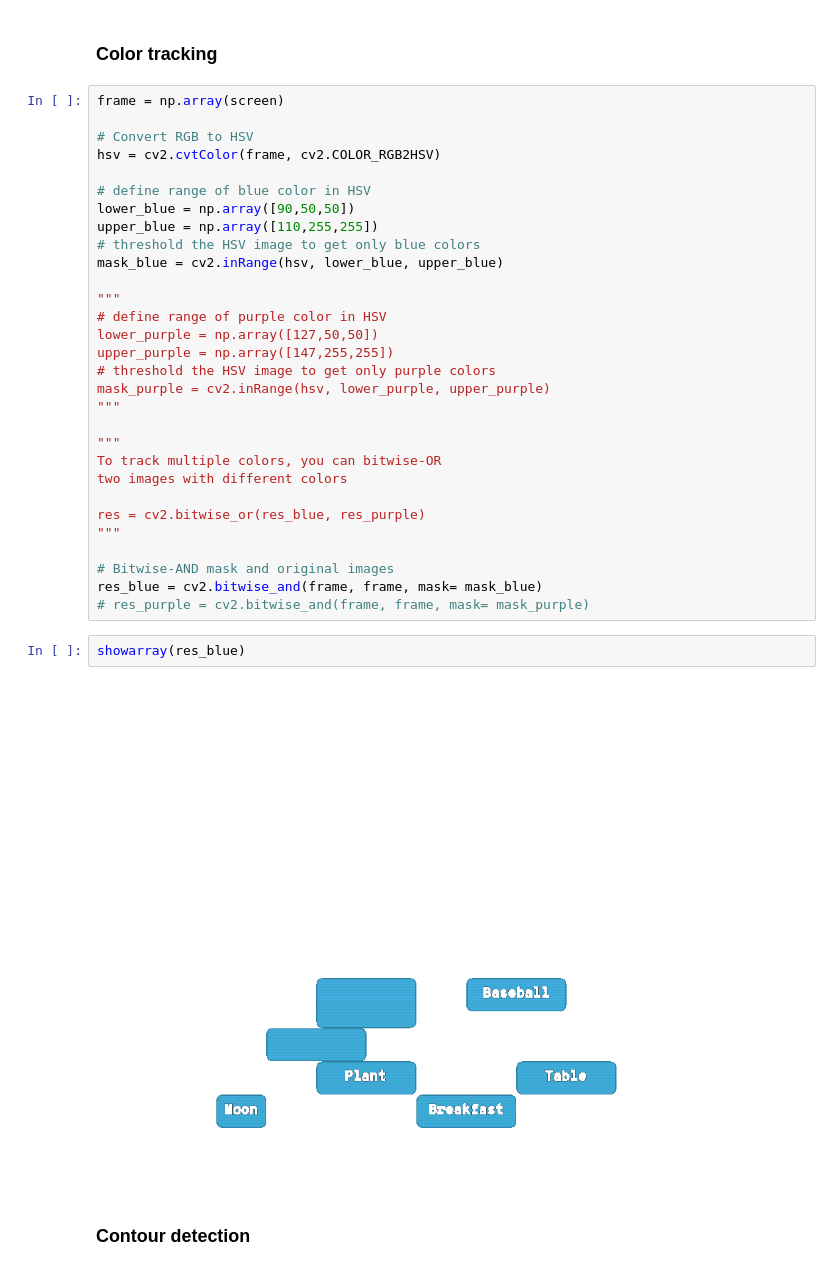
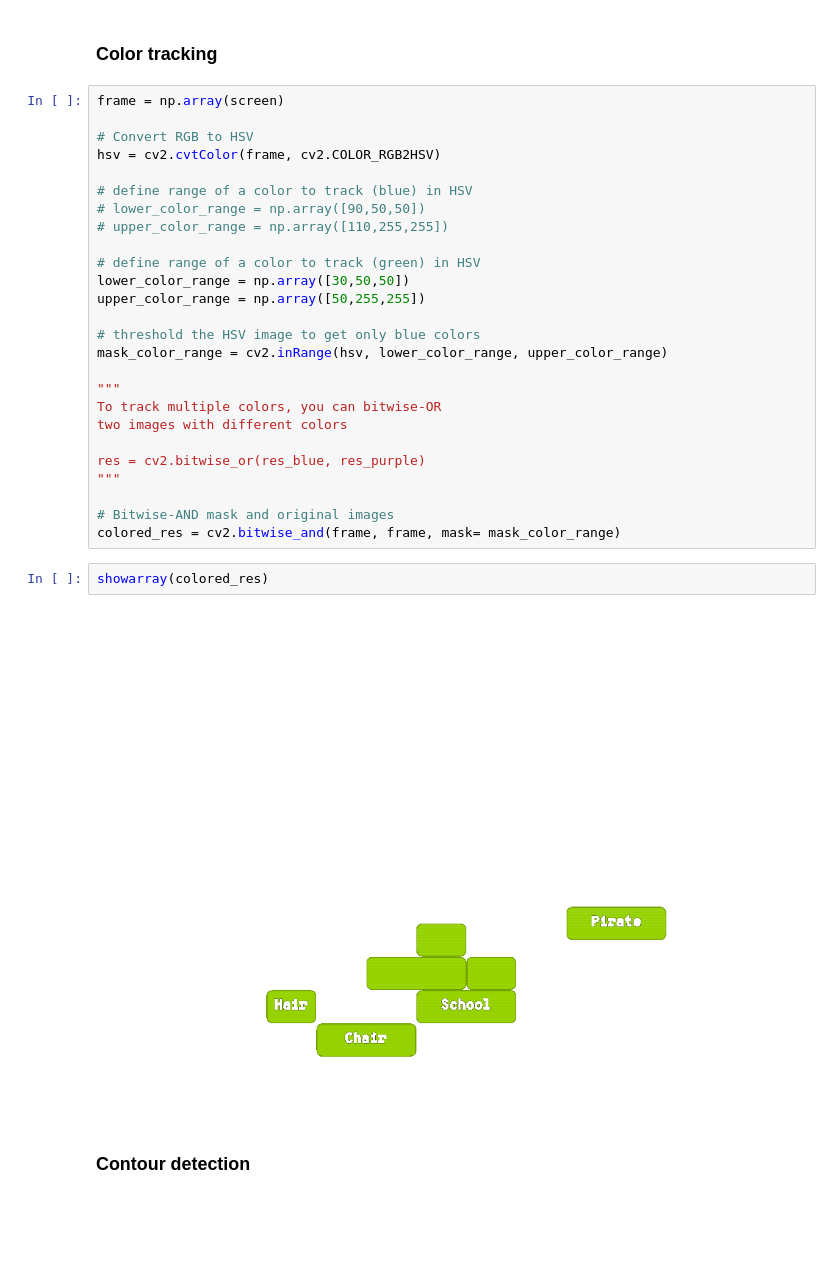
Before and after one commit to pravj/semantris-solver, a Jupyter notebook: Semantris Block Mode.ipynb, the cells around one changed output. Saved outputs shown, nothing was run; the diff lists cells and outputs as text; blank space fills up the shorter version.

Commit message:
add: detection of contour with max area in blocks
This commit implements detecting a color specific contour with
maximum area (to score relatively more points).

```diff
--- a/Semantris Block Mode.ipynb
+++ b/Semantris Block Mode.ipynb
@@ -91,19 +89,16 @@ frame = np.array(screen)
 # Convert RGB to HSV
 hsv = cv2.cvtColor(frame, cv2.COLOR_RGB2HSV)
 
-# define range of blue color in HSV
-lower_blue = np.array([90,50,50])
-upper_blue = np.array([110,255,255])
+# define range of a color to track (blue) in HSV
+# lower_color_range = np.array([90,50,50])
+# upper_color_range = np.array([110,255,255])
+
+# define range of a color to track (green) in HSV
+lower_color_range = np.array([30,50,50])
+upper_color_range = np.array([50,255,255])
+
 # threshold the HSV image to get only blue colors
-mask_blue = cv2.inRange(hsv, lower_blue, upper_blue)
-
-"""
-# define range of purple color in HSV
-lower_purple = np.array([127,50,50])
-upper_purple = np.array([147,255,255])
-# threshold the HSV image to get only purple colors
-mask_purple = cv2.inRange(hsv, lower_purple, upper_purple)
-"""
+mask_color_range = cv2.inRange(hsv, lower_color_range, upper_color_range)
 
 """
 To track multiple colors, you can bitwise-OR
@@ -113,11 +108,10 @@ res = cv2.bitwise_or(res_blue, res_purple)
 """
 
 # Bitwise-AND mask and original images
-res_blue = cv2.bitwise_and(frame, frame, mask= mask_blue)
-# res_purple = cv2.bitwise_and(frame, frame, mask= mask_purple)
+colored_res = cv2.bitwise_and(frame, frame, mask= mask_color_range)
 # %%
-showarray(res_blue)
+showarray(colored_res)
 # %% [output]
-[figure, old version]
+[figure, new version]
 # %% [markdown]
 ### Contour detection
```
Also changed, not shown: parts of 16 cells of this notebook, 1 other file.
